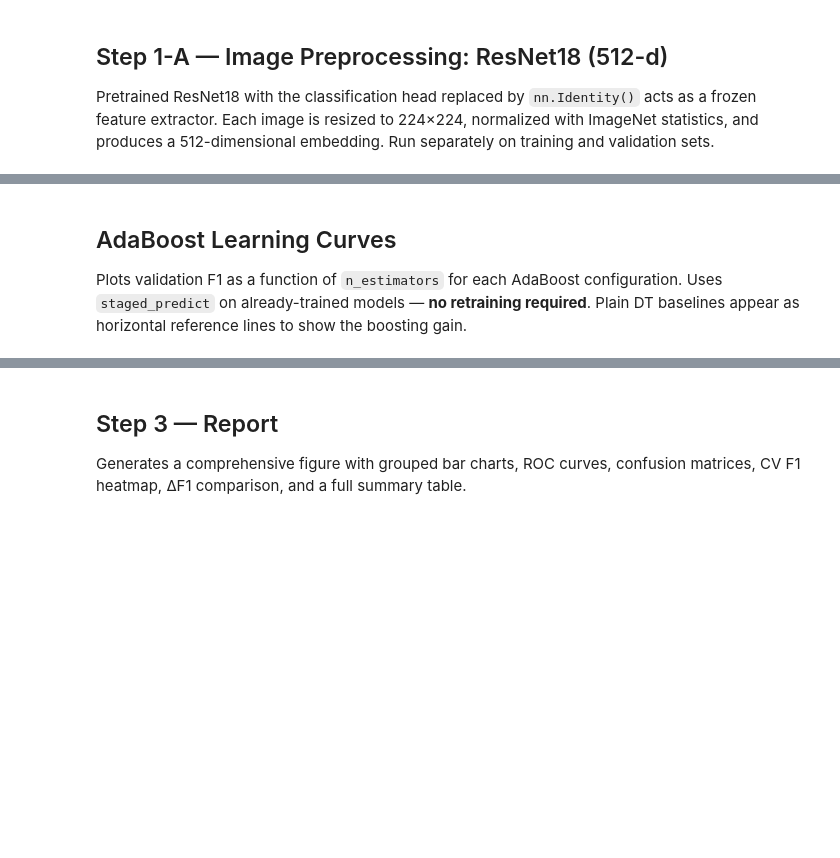
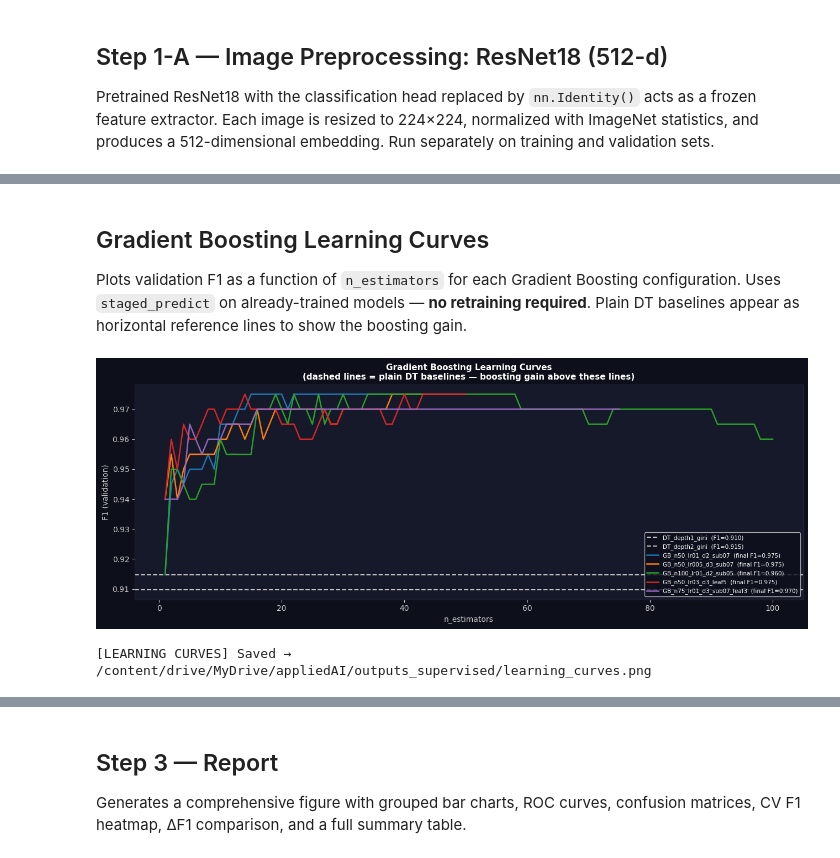
Before and after one commit to Stanzione/Applied-AI, a Jupyter notebook: museum_supervised_dt_boosting.ipynb, the cells around one changed output, grey strips where cells are left out. Cells and saved outputs as stored; diff of their text form; code cells hidden in the pictures; blank space fills up the shorter version.

```diff
--- a/museum_supervised_dt_boosting.ipynb
+++ b/museum_supervised_dt_boosting.ipynb
@@ -106,4 +110,13 @@ CHECKPOINT_DIR.mkdir(parents=True, exist_ok=True)
 # Checkpoint file paths — delete a file to force recomputation of that step
 CKPT_RESNET_TRAIN = CHECKPOINT_DIR / 'sup_resnet_train.npz'
 CKPT_RESNET_VAL   = CHECKPOINT_DIR / 'sup_resnet_val.npz'
-CKPT_MODELS_R     = CHECKPOINT_DIR / 'sup_models_resnet.joblib'
+# Bumped to _gb after AdaBoost→GradientBoosting migration (invalidates old cache)
+CKPT_MODELS_R     = CHECKPOINT_DIR / 'sup_models_resnet_gb.joblib'
+
+# HOG baseline checkpoints — features (.npz) and trained DT (.joblib) on Drive
+CKPT_HOG_TRAIN    = CHECKPOINT_DIR / 'sup_hog_train.npz'
+CKPT_HOG_VAL      = CHECKPOINT_DIR / 'sup_hog_val.npz'
+CKPT_HOG_DT       = CHECKPOINT_DIR / 'sup_hog_dt.joblib'
+CKPT_HOG_DT_DEEP  = CHECKPOINT_DIR / 'sup_hog_dt_deep.joblib'
+# NOTE: if you change HOG_IMG_SIZE or HOG_PARAMS, delete the .npz files
+# above manually from Drive to force re-extraction with the new config.
@@ -121,6 +139,12 @@ class MuseumDataset(Dataset):
             for ext in ('*.jpg', '*.jpeg', '*.png', '*.bmp', '*.webp'):
                 for p in d.glob(ext):
                     self.samples.append((p, idx))
+        # Sort by path to guarantee deterministic ordering across sessions.
+        # d.glob() order is filesystem-defined; without sorting, loading one
+        # feature checkpoint from a previous Colab session while re-extracting
+        # the other can produce mismatched (feature, label) pairs that the
+        # label-equality assertion may not catch on a balanced dataset.
+        self.samples.sort(key=lambda x: str(x[0]))
         counts = {cls: sum(1 for _, l in self.samples if l == i)
                   for i, cls in enumerate(classes)}
         print(f'  {root.name}: {len(self.samples)} images — ' +
@@ -171,7 +208,7 @@ def extract_resnet_features(dataset, ckpt_path=None):
     invariances through gradient updates. Here the network is frozen —
     applying augmentation would only produce a slightly different 512-d
     vector for the same image, with no benefit for the downstream
-    AdaBoost / Decision Tree classifier.
+    Gradient Boosting / Decision Tree classifier.
 
     Required preprocessing:
     - Resize 224x224: the spatial scale for which ImageNet filters were calibrated
@@ -380,15 +684,15 @@ print('\n[Pipeline A done — checkpoint saved. You can stop here and resume lat
 # %% [markdown]
-## AdaBoost Learning Curves
+## Gradient Boosting Learning Curves
 
-Plots validation F1 as a function of `n_estimators` for each AdaBoost configuration.
+Plots validation F1 as a function of `n_estimators` for each Gradient Boosting configuration.
 Uses `staged_predict` on already-trained models — **no retraining required**.
 Plain DT baselines appear as horizontal reference lines to show the boosting gain.
 # %%
-# ── AdaBoost learning curves (uses already-trained models, no retraining) ────
+# ── Gradient Boosting learning curves (uses already-trained models) ──────────
 
 def plot_learning_curves(results, X_val_sc, y_val):
     """
-    Plot validation F1 as a function of n_estimators for each AdaBoost config.
+    Plot validation F1 as a function of n_estimators for each GB config.
     Uses staged_predict — iterates over already-fitted estimators, no retraining.
     Plain DT baselines are shown as horizontal dashed reference lines.
     """
@@ -401,42 +705,45 @@ def plot_learning_curves(results, X_val_sc, y_val):
     for sp in ax.spines.values():
         sp.set_color('#2a2d3e')
 
-    ada_palette = sns.color_palette('tab10', 5)
-    ada_idx     = 0
+    gb_palette = sns.color_palette('tab10', 5)
+    gb_idx     = 0
 
     for name, r in results.items():
         clf = r['clf']
 
         # Plain DT: horizontal dashed line (staged_predict not available)
         if isinstance(clf, DecisionTreeClassifier):
             ax.axhline(r['f1'], linestyle='--', linewidth=1.5, alpha=0.75,
                        label=f'{name}  (F1={r["f1"]:.3f})', color='white')
             continue
 
-        # AdaBoost: F1 at each boosting stage — no retraining, reads estimators_ list
-        staged_f1 = [f1_score(y_val, y_p)
+        # GB: F1 at each boosting stage — no retraining, reads estimators_ list
+        staged_f1 = [f1_score(y_val, y_p, average="macro")
                      for y_p in clf.staged_predict(X_val_sc)]
         ax.plot(range(1, len(staged_f1) + 1), staged_f1,
-                color=ada_palette[ada_idx], lw=1.8,
+                color=gb_palette[gb_idx], lw=1.8,
                 label=f'{name}  (final F1={r["f1"]:.3f})')
-        ada_idx += 1
+        gb_idx += 1
 
     ax.set_xlabel('n_estimators')
     ax.set_ylabel('F1 (validation)')
-    ax.set_title('AdaBoost Learning Curves\n'
+    ax.set_title('Gradient Boosting Learning Curves\n'
                  '(dashed lines = plain DT baselines — boosting gain above these lines)',
                  color='white', fontsize=11, fontweight='bold')
     ax.legend(fontsize=7.5, facecolor='#0d0f1a', labelcolor='white',
               loc='lower right')
     plt.tight_layout()
     out_lc = OUTPUT_DIR / 'learning_curves.png'
     plt.savefig(out_lc, dpi=150, bbox_inches='tight', facecolor=fig.get_facecolor())
     plt.show()
     print(f'[LEARNING CURVES] Saved → {out_lc}')
 
 # Scale val features once using the fitted scaler from the pipeline
 X_val_sc_lc = sc_r.transform(X_resnet_val)
 plot_learning_curves(res_r, X_val_sc_lc, y_val)
+# %% [output]
+[figure, added]
+[LEARNING CURVES] Saved → /content/drive/MyDrive/appliedAI/outputs_supervised/learning_curves.png
 # %%
 # ── COMBINE RESULTS ────────────────────────────────────────────────────────
 all_results = {'resnet': res_r}
```
Also changed, not shown: parts of 21 cells of this notebook.
